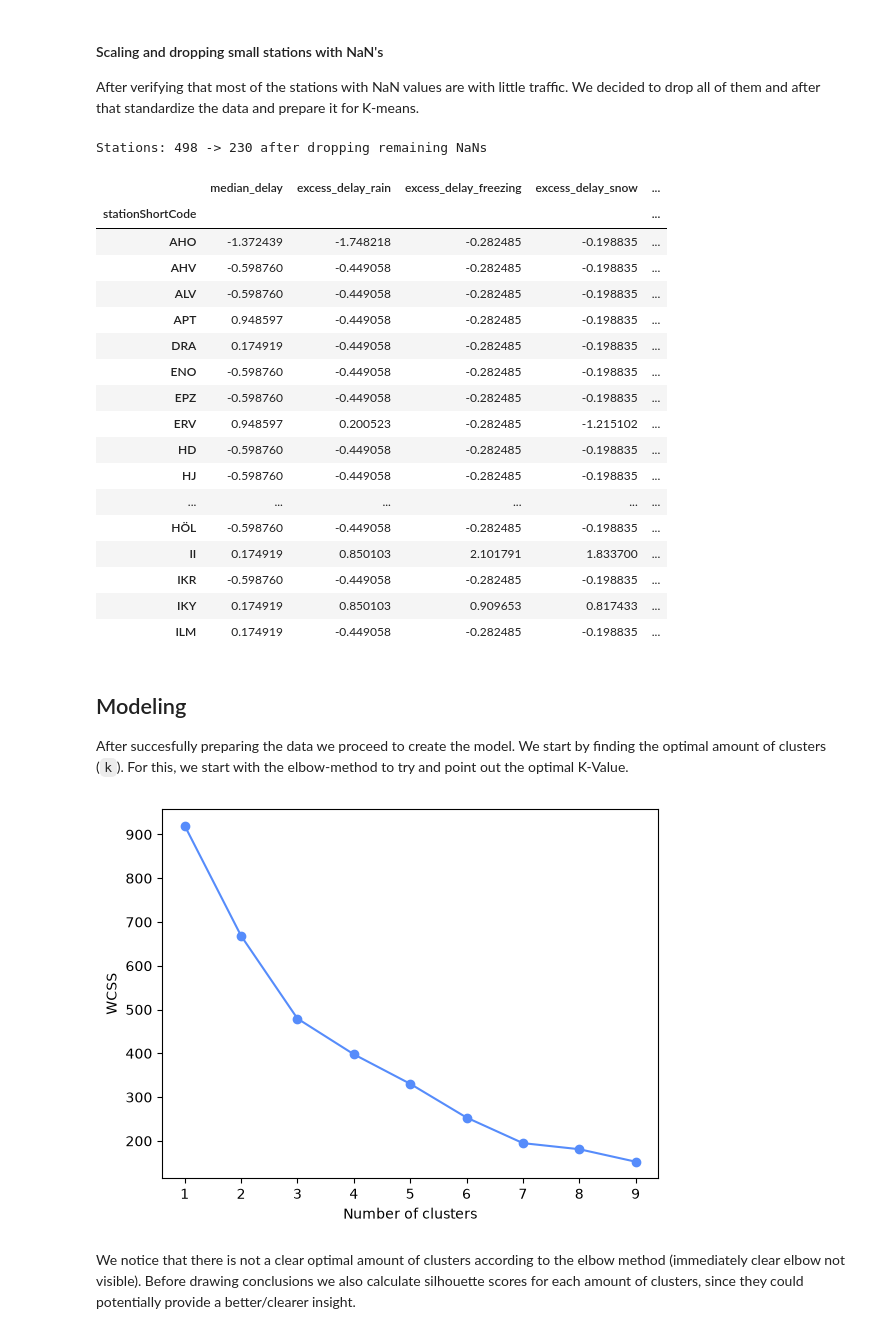
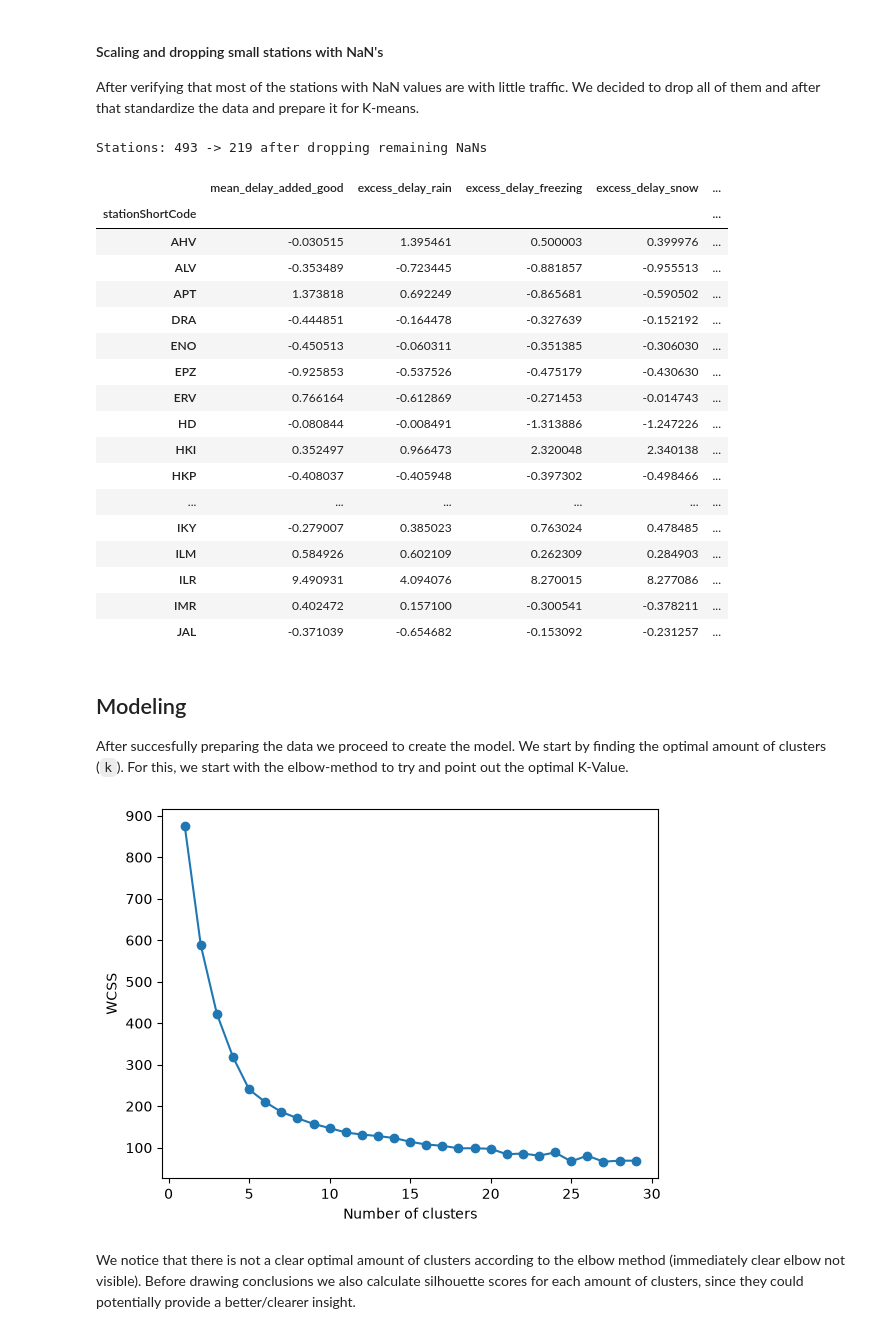
Before and after one commit to alekkiq/dkko-g2, a Jupyter notebook: project/project.ipynb, the cells around one changed output. Cells and saved outputs as stored; diff of their text form; code cells hidden in the pictures.

```diff
--- a/project/project.ipynb
+++ b/project/project.ipynb
@@ -192,7 +195,10 @@ These features will provide enough metrics for finding the out most weather-pron
 # %%
 selected_cols = [
+    'trainNumber',
+    'departureDate',
     'stationShortCode',
     'scheduledTime',
+    'type',
     'differenceInMinutes',
     'causes',
     'trainStopping',
@@ -237,11 +243,15 @@ for period in months:
     month_df[float_cols] = month_df[float_cols].astype('float32')
     month_df['stationShortCode'] = month_df['stationShortCode'].astype('category')
     month_df['causes'] = month_df['causes'].astype('category')
+    month_df['type'] = month_df['type'].astype('category')
+    month_df['departureDate'] = month_df['departureDate'].astype('category')
     frames.append(month_df)
 
 df_all = pd.concat(frames, ignore_index=True)
 df_all['stationShortCode'] = df_all['stationShortCode'].astype('category')
 df_all['causes'] = df_all['causes'].astype('category')
+df_all['type'] = df_all['type'].astype('category')
+df_all['departureDate'] = df_all['departureDate'].astype('category')
 
 elapsed = time.time() - start
 print(f"Loaded {len(frames)}/{len(months)} months in {elapsed:.1f}s")
@@ -349,11 +483,0 @@ Non-stopping records make up a large share of rows at low-traffic station codes
-# %%
-#keep only rows where the train actually stopped, and drop the now-unneeded column
-rows_before = len(df_all)
-df_all = df_all[df_all['trainStopping']].drop(columns='trainStopping').reset_index(drop=True)
-df_all['stationShortCode'] = df_all['stationShortCode'].cat.remove_unused_categories()
-rows_after = len(df_all)
-
-print(f"Rows before: {rows_before:,}")
-print(f"Rows after:  {rows_after:,}")
-print(f"Dropped:     {rows_before - rows_after:,} ({(rows_before - rows_after) / rows_before * 100:.1f}%)")
-print(f"Stations remaining: {df_all['stationShortCode'].nunique()}")
@@ -485,17 +628,16 @@ from sklearn.preprocessing import StandardScaler
 station_features_clean = station_features.dropna().reset_index(drop=True)
 print(f"Stations: {len(station_features)} -> {len(station_features_clean)} after dropping remaining NaNs")
 
-#use delay EXCESS relative to each station's own baseline, instead of the raw condition delays -
-#those were ~0.9 correlated with the baseline delay (and with each other), so clustering mostly
-#picked up "how delay-prone is this station overall" rather than weather-specific sensitivity
-station_features_clean['excess_delay_rain'] = station_features_clean['median_delay_rain'] - station_features_clean['median_delay']
-station_features_clean['excess_delay_freezing'] = station_features_clean['median_delay_freezing'] - station_features_clean['median_delay']
-station_features_clean['excess_delay_snow'] = station_features_clean['median_delay_snow'] - station_features_clean['median_delay']
+#use delay EXCESS relative to each station's own GOOD-WEATHER baseline, instead of the raw condition delays -
+#the raw ones are strongly correlated with the baseline (and with each other), so clustering would mostly
+#pick up "how delay-prone is this station overall" rather than weather-specific sensitivity
+for condition in ['rain', 'freezing', 'snow']:
+    station_features_clean[f'excess_delay_{condition}'] = station_features_clean[f'mean_delay_added_{condition}'] - station_features_clean['mean_delay_added_good']
 
 #we cluster ONLY on delay and its weather-specific excess - clustering on the climate averages too would
 #group stations by climate zone (cold/snowy north vs mild south) rather than by actual weather sensitivity.
 #the climate columns are kept, scaled the same way, and used afterwards only to describe each cluster
-cluster_cols = ['median_delay', 'excess_delay_rain', 'excess_delay_freezing', 'excess_delay_snow']
+cluster_cols = ['mean_delay_added_good', 'excess_delay_rain', 'excess_delay_freezing', 'excess_delay_snow']
 climate_cols = [
     'mean_air_temperature',
     'mean_wind_speed',
@@ -514,25 +656,25 @@ scaled_features = scaler.fit_transform(station_features_clean[profile_cols])
 scaled_df = pd.DataFrame(scaled_features, columns=profile_cols, index=station_features_clean['stationShortCode'])
 scaled_df.head(30)
 # %% [output]
-Stations: 498 -> 230 after dropping remaining NaNs
+Stations: 493 -> 219 after dropping remaining NaNs
-|  | median_delay | excess_delay_rain | excess_delay_freezing | excess_delay_snow | ... |
+|  | mean_delay_added_good | excess_delay_rain | excess_delay_freezing | excess_delay_snow | ... |
 | stationShortCode |  |  |  |  | ... |
-| AHO | -1.372439 | -1.748218 | -0.282485 | -0.198835 | ... |
-| AHV | -0.598760 | -0.449058 | -0.282485 | -0.198835 | ... |
-| ALV | -0.598760 | -0.449058 | -0.282485 | -0.198835 | ... |
-| APT | 0.948597 | -0.449058 | -0.282485 | -0.198835 | ... |
-| DRA | 0.174919 | -0.449058 | -0.282485 | -0.198835 | ... |
-| ENO | -0.598760 | -0.449058 | -0.282485 | -0.198835 | ... |
-| EPZ | -0.598760 | -0.449058 | -0.282485 | -0.198835 | ... |
-| ERV | 0.948597 | 0.200523 | -0.282485 | -1.215102 | ... |
-| HD | -0.598760 | -0.449058 | -0.282485 | -0.198835 | ... |
-| HJ | -0.598760 | -0.449058 | -0.282485 | -0.198835 | ... |
+| AHV | -0.030515 | 1.395461 | 0.500003 | 0.399976 | ... |
+| ALV | -0.353489 | -0.723445 | -0.881857 | -0.955513 | ... |
+| APT | 1.373818 | 0.692249 | -0.865681 | -0.590502 | ... |
+| DRA | -0.444851 | -0.164478 | -0.327639 | -0.152192 | ... |
+| ENO | -0.450513 | -0.060311 | -0.351385 | -0.306030 | ... |
+| EPZ | -0.925853 | -0.537526 | -0.475179 | -0.430630 | ... |
+| ERV | 0.766164 | -0.612869 | -0.271453 | -0.014743 | ... |
+| HD | -0.080844 | -0.008491 | -1.313886 | -1.247226 | ... |
+| HKI | 0.352497 | 0.966473 | 2.320048 | 2.340138 | ... |
+| HKP | -0.408037 | -0.405948 | -0.397302 | -0.498466 | ... |
 | ... | ... | ... | ... | ... | ... |
-| HÖL | -0.598760 | -0.449058 | -0.282485 | -0.198835 | ... |
-| II | 0.174919 | 0.850103 | 2.101791 | 1.833700 | ... |
-| IKR | -0.598760 | -0.449058 | -0.282485 | -0.198835 | ... |
-| IKY | 0.174919 | 0.850103 | 0.909653 | 0.817433 | ... |
-| ILM | 0.174919 | -0.449058 | -0.282485 | -0.198835 | ... |
+| IKY | -0.279007 | 0.385023 | 0.763024 | 0.478485 | ... |
+| ILM | 0.584926 | 0.602109 | 0.262309 | 0.284903 | ... |
+| ILR | 9.490931 | 4.094076 | 8.270015 | 8.277086 | ... |
+| IMR | 0.402472 | 0.157100 | -0.300541 | -0.378211 | ... |
+| JAL | -0.371039 | -0.654682 | -0.153092 | -0.231257 | ... |
 # %% [markdown]
 ## Modeling
 
@@ -540,19 +682,19 @@ After succesfully preparing the data we proceed to create the model. We start by
 # %%
 from sklearn.cluster import KMeans
 
 #determine the optimal number of clusters using the elbow method - fit only on cluster_cols,
 #the climate columns in scaled_df are for description, not for driving the clustering
 wcss = []
-for i in range(1,10):
+for i in range(1,30):
     model = KMeans(init="random", n_clusters=i, random_state=42).fit(scaled_df[cluster_cols])
     wcss.append(model.inertia_)
 
-plt.plot(range(1,10), wcss, 'o-')
+plt.plot(range(1,30), wcss, 'o-')
 plt.xlabel('Number of clusters')
 plt.ylabel('WCSS')
 plt.show()
 # %% [output]
-[figure, old version]
+[figure, new version]
 # %% [markdown]
 We notice that there is not a clear optimal amount of clusters according to the elbow method (immediately clear elbow not visible). Before drawing conclusions we also calculate silhouette scores for each amount of clusters, since they could potentially provide a better/clearer insight.
 # %%
```
Also changed, not shown: parts of 36 cells of this notebook.
